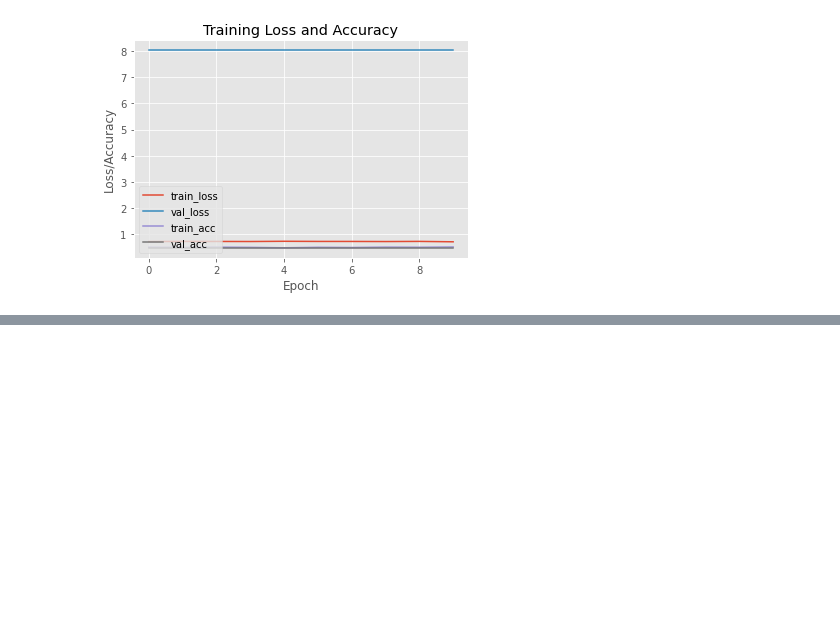
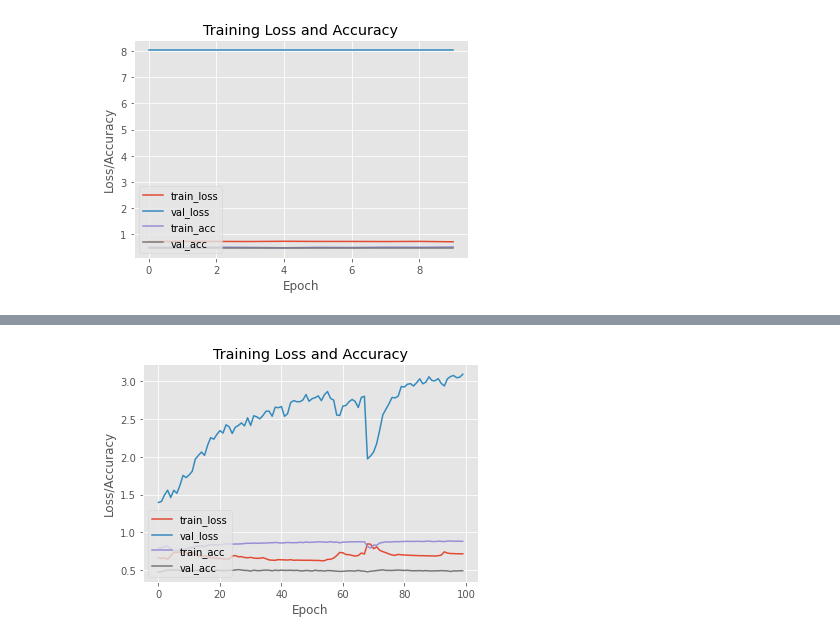
Before and after one commit to schauppi/HTSR_Handwritten_Text_Similarity_Recognition, a Jupyter notebook: CVL_Database/experiments.ipynb, the cells around one changed output, grey strips where cells are left out. Drawn from its saved outputs; the diff is of its cells as text; code cells hidden in the pictures; blank space fills up the shorter version.

Commit message:
use different image size for training

```diff
--- a/CVL_Database/experiments.ipynb
+++ b/CVL_Database/experiments.ipynb
@@ -160,0 +162,4 @@ plot_training(history)
+# %%
+distance = keras.layers.Lambda(euclidian_distance, output_shape=euclidian_output_shape)([feat_vec_a, feat_vec_b])
+# %%
+model = keras.models.Model(inputs=[img_a, img_b], outputs=distance)
@@ -160,0 +186,4 @@ plot_training(history)
+# %%
+model.compile(loss="binary_crossentropy", optimizer="Adam", metrics=["accuracy"])
+# %%
+history=model.fit([x_train[:, 0], x_train[:, 1]], y_train, validation_data=([x_test[:, 0], x_test[:, 1]], y_test), epochs=100, batch_size=128)
@@ -160,0 +208,4 @@ plot_training(history)
+# %%
+plot_training(history)
+# %% [output]
+[figure, added]
```
Also changed, not shown: parts of 12 cells of this notebook, 3 other files.
